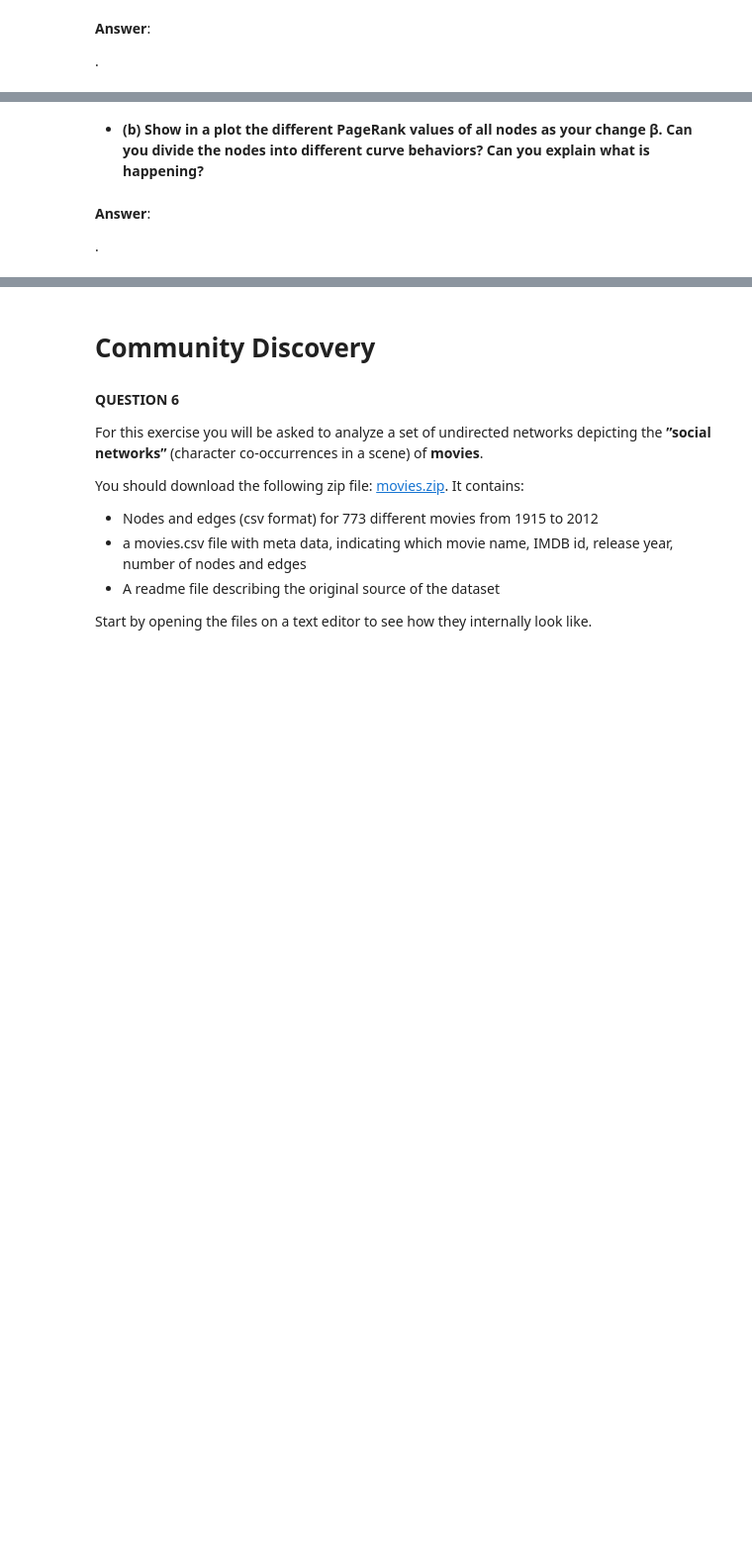
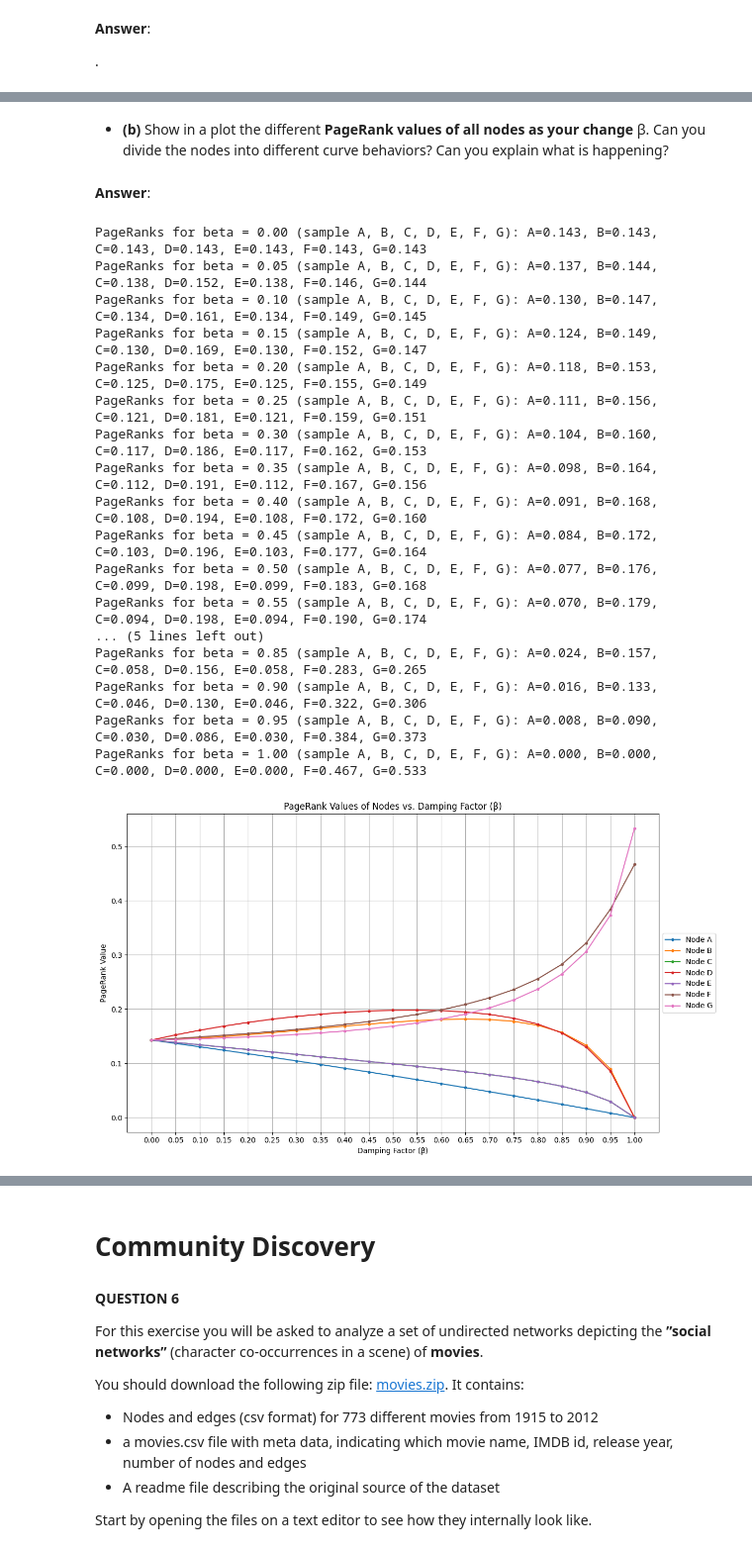
Before and after one commit to wesdpre/Network_Science_projt, a Jupyter notebook: homeWork2_NS/draft.ipynb, the cells around one changed output, grey strips where cells are left out. Shown: that part at 99% size. Drawn from its saved outputs; the diff is of its cells as text; code cells hidden in the pictures; blank space fills up the shorter version.

```diff
--- a/homeWork2_NS/draft.ipynb
+++ b/homeWork2_NS/draft.ipynb
@@ -53,6 +359,46 @@ it was use a LLM (Gemini 2.5 Pro Preview 05-06) for hell to write the questions
 # %% [markdown]
-- **(b) Show in a plot the different PageRank values of all nodes as your change β. Can you divide the nodes into different curve behaviors? Can you explain what is happening?**
+- **(b)** Show in a plot the different **PageRank values of all nodes as your change** β. Can you divide the nodes into different curve behaviors? Can you explain what is happening?
 # %% [markdown]
 **Answer**:
-
-.
+# %%
+pageRank_results = {node: [] for node in newG.nodes()}
+
+for values in beta_values:
+    pr_dict, _ = my_Page_Rank(newG, beta=values, iterations=200, tolerance=1.0e-7, print_check=False)
+    for node in newG.nodes():
+        pageRank_results[node].append(pr_dict.get(node, 0.0))
+    print(f"PageRanks for beta = {values:.2f} (sample A, B, C, D, E, F, G): A={pr_dict.get('A',0):.3f}, B={pr_dict.get('B',0):.3f}, C={pr_dict.get('C',0):.3f}, D={pr_dict.get('D',0):.3f}, E={pr_dict.get('E',0):.3f}, F={pr_dict.get('F',0):.3f}, G={pr_dict.get('G',0):.3f}")
+
+# Plotting
+
+plt.figure(figsize=(12, 7))
+for node_id in sorted(pageRank_results.keys()): # sorted for consistent legend order
+    plt.plot(beta_values, pageRank_results[node_id], marker='.', linestyle='-', label=f'Node {node_id}')
+
+plt.title('PageRank Values of Nodes vs. Damping Factor (β)')
+plt.xlabel('Damping Factor (β)')
+plt.ylabel('PageRank Value')
+plt.xticks(beta_values)
+plt.legend(loc='center left', bbox_to_anchor=(1, 0.5))
+plt.grid(True)
+plt.tight_layout()
+plt.show()
+# %% [output]
+PageRanks for beta = 0.00 (sample A, B, C, D, E, F, G): A=0.143, B=0.143, C=0.143, D=0.143, E=0.143, F=0.143, G=0.143
+PageRanks for beta = 0.05 (sample A, B, C, D, E, F, G): A=0.137, B=0.144, C=0.138, D=0.152, E=0.138, F=0.146, G=0.144
+PageRanks for beta = 0.10 (sample A, B, C, D, E, F, G): A=0.130, B=0.147, C=0.134, D=0.161, E=0.134, F=0.149, G=0.145
+PageRanks for beta = 0.15 (sample A, B, C, D, E, F, G): A=0.124, B=0.149, C=0.130, D=0.169, E=0.130, F=0.152, G=0.147
+PageRanks for beta = 0.20 (sample A, B, C, D, E, F, G): A=0.118, B=0.153, C=0.125, D=0.175, E=0.125, F=0.155, G=0.149
+PageRanks for beta = 0.25 (sample A, B, C, D, E, F, G): A=0.111, B=0.156, C=0.121, D=0.181, E=0.121, F=0.159, G=0.151
+PageRanks for beta = 0.30 (sample A, B, C, D, E, F, G): A=0.104, B=0.160, C=0.117, D=0.186, E=0.117, F=0.162, G=0.153
+PageRanks for beta = 0.35 (sample A, B, C, D, E, F, G): A=0.098, B=0.164, C=0.112, D=0.191, E=0.112, F=0.167, G=0.156
+PageRanks for beta = 0.40 (sample A, B, C, D, E, F, G): A=0.091, B=0.168, C=0.108, D=0.194, E=0.108, F=0.172, G=0.160
+PageRanks for beta = 0.45 (sample A, B, C, D, E, F, G): A=0.084, B=0.172, C=0.103, D=0.196, E=0.103, F=0.177, G=0.164
+PageRanks for beta = 0.50 (sample A, B, C, D, E, F, G): A=0.077, B=0.176, C=0.099, D=0.198, E=0.099, F=0.183, G=0.168
+PageRanks for beta = 0.55 (sample A, B, C, D, E, F, G): A=0.070, B=0.179, C=0.094, D=0.198, E=0.094, F=0.190, G=0.174
+... (5 lines left out)
+PageRanks for beta = 0.85 (sample A, B, C, D, E, F, G): A=0.024, B=0.157, C=0.058, D=0.156, E=0.058, F=0.283, G=0.265
+PageRanks for beta = 0.90 (sample A, B, C, D, E, F, G): A=0.016, B=0.133, C=0.046, D=0.130, E=0.046, F=0.322, G=0.306
+PageRanks for beta = 0.95 (sample A, B, C, D, E, F, G): A=0.008, B=0.090, C=0.030, D=0.086, E=0.030, F=0.384, G=0.373
+PageRanks for beta = 1.00 (sample A, B, C, D, E, F, G): A=0.000, B=0.000, C=0.000, D=0.000, E=0.000, F=0.467, G=0.533
+[figure, added]
```
Also changed, not shown: parts of 29 cells of this notebook, 15 other files.
